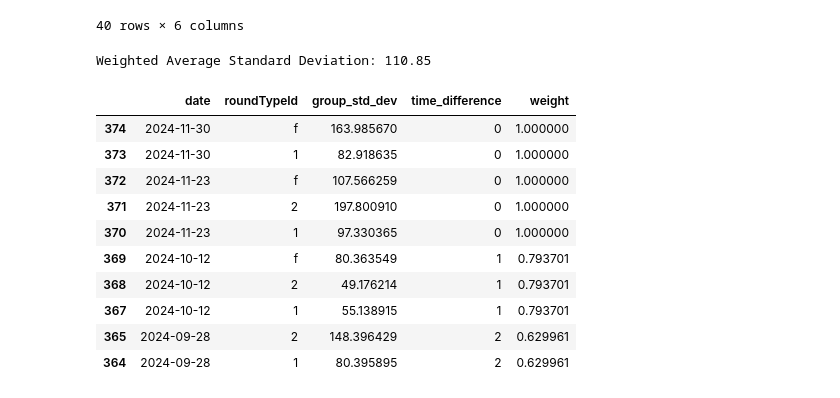
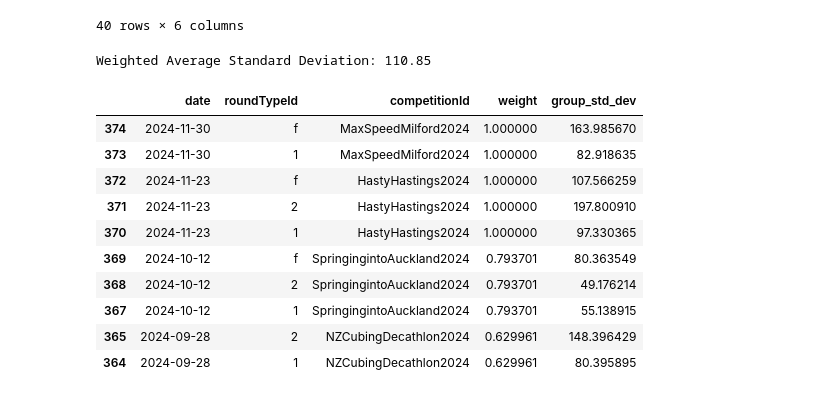
Before and after one commit to itsjimzhu/bld-tools, a Jupyter notebook: estimation/db.ipynb, the cells around one changed output. Saved outputs shown, nothing was run; the diff lists cells and outputs as text; code cells hidden in the pictures.

```diff
--- a/estimation/db.ipynb
+++ b/estimation/db.ipynb
@@ -9,13 +9,16 @@ from IPython.display import display
 import os
 import subprocess
 
+
 def get_repo_root():
     try:
-        repo_root = subprocess.check_output(['git', 'rev-parse', '--show-toplevel'], stderr=subprocess.STDOUT)
+        repo_root = subprocess.check_output(['git', 'rev-parse', '--show-toplevel'],
+                                            stderr=subprocess.STDOUT)
         return repo_root.strip().decode('utf-8')
     except subprocess.CalledProcessError as e:
         return None
 
+
 repo_root = get_repo_root()
 # %%
 pd.set_option('display.max_rows', 25)
@@ -230,30 +235,25 @@ event_results.sort_values('date', ascending=False).drop_duplicates(subset='avera
 | 705 | MelbourneSummer2024 | f | 603 | 782 | 0.099213 | 2024-01-19 |
 40 rows × 6 columns
 # %%
-grouped = event_results.groupby(['date', 'roundTypeId'])
+grouped = event_results.groupby(['date', 'roundTypeId', 'competitionId', 'weight'])
 group_std_devs = grouped['result'].std().reset_index(
-    name='group_std_dev')  # Calculate std deviation
-group_std_devs['time_difference'] = (greatest_date.year - group_std_devs[
-    'date'].dt.year) * 12 + (greatest_date.month - group_std_devs[
-    'date'].dt.month)
-
-group_std_devs['weight'] = 2 ** (-group_std_devs['time_difference'] / halflife)
+    name='group_std_dev')
 
 weighted_avg_std_dev = np.average(group_std_devs['group_std_dev'],
                                   weights=group_std_devs['weight'])
 
 print(f"\nWeighted Average Standard Deviation: {weighted_avg_std_dev:.2f}")
 group_std_devs.sort_values('date', ascending=False).head(10)
 # %% [output]
 Weighted Average Standard Deviation: 110.85
-|  | date | roundTypeId | group_std_dev | time_difference | weight |
-| 374 | 2024-11-30 | f | 163.985670 | 0 | 1.000000 |
-| 373 | 2024-11-30 | 1 | 82.918635 | 0 | 1.000000 |
-| 372 | 2024-11-23 | f | 107.566259 | 0 | 1.000000 |
-| 371 | 2024-11-23 | 2 | 197.800910 | 0 | 1.000000 |
-| 370 | 2024-11-23 | 1 | 97.330365 | 0 | 1.000000 |
-| 369 | 2024-10-12 | f | 80.363549 | 1 | 0.793701 |
-| 368 | 2024-10-12 | 2 | 49.176214 | 1 | 0.793701 |
-| 367 | 2024-10-12 | 1 | 55.138915 | 1 | 0.793701 |
-| 365 | 2024-09-28 | 2 | 148.396429 | 2 | 0.629961 |
-| 364 | 2024-09-28 | 1 | 80.395895 | 2 | 0.629961 |
+|  | date | roundTypeId | competitionId | weight | group_std_dev |
+| 374 | 2024-11-30 | f | MaxSpeedMilford2024 | 1.000000 | 163.985670 |
+| 373 | 2024-11-30 | 1 | MaxSpeedMilford2024 | 1.000000 | 82.918635 |
+| 372 | 2024-11-23 | f | HastyHastings2024 | 1.000000 | 107.566259 |
+| 371 | 2024-11-23 | 2 | HastyHastings2024 | 1.000000 | 197.800910 |
+| 370 | 2024-11-23 | 1 | HastyHastings2024 | 1.000000 | 97.330365 |
+| 369 | 2024-10-12 | f | SpringingintoAuckland2024 | 0.793701 | 80.363549 |
+| 368 | 2024-10-12 | 2 | SpringingintoAuckland2024 | 0.793701 | 49.176214 |
+| 367 | 2024-10-12 | 1 | SpringingintoAuckland2024 | 0.793701 | 55.138915 |
+| 365 | 2024-09-28 | 2 | NZCubingDecathlon2024 | 0.629961 | 148.396429 |
+| 364 | 2024-09-28 | 1 | NZCubingDecathlon2024 | 0.629961 | 80.395895 |
```
Also changed, not shown: parts of 8 cells of this notebook.
